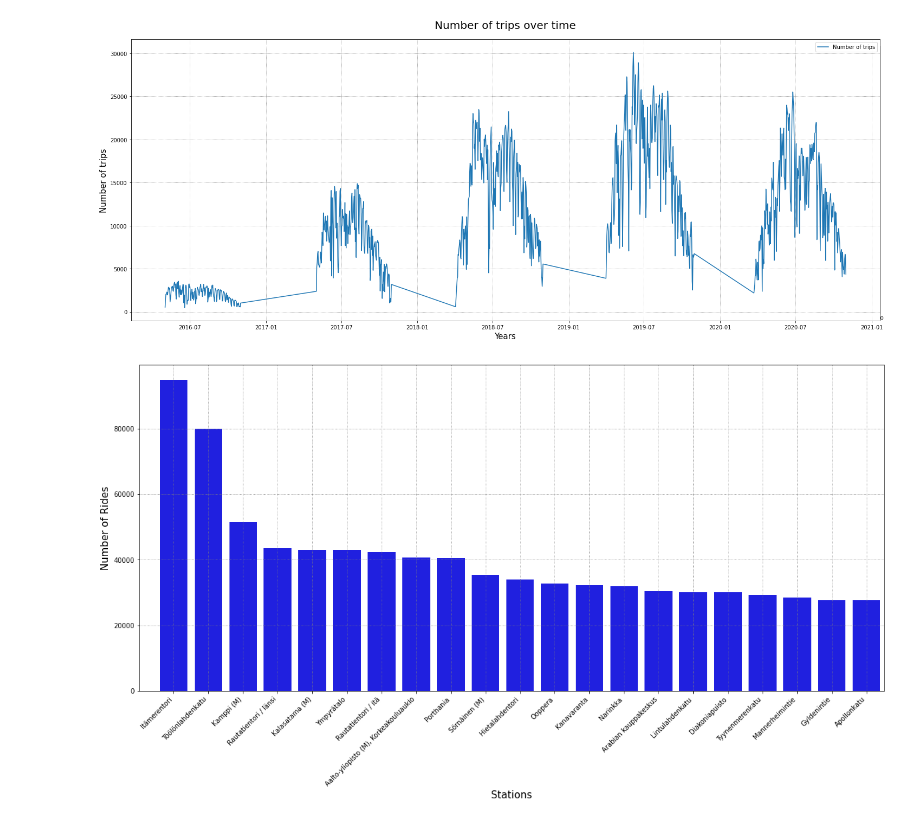
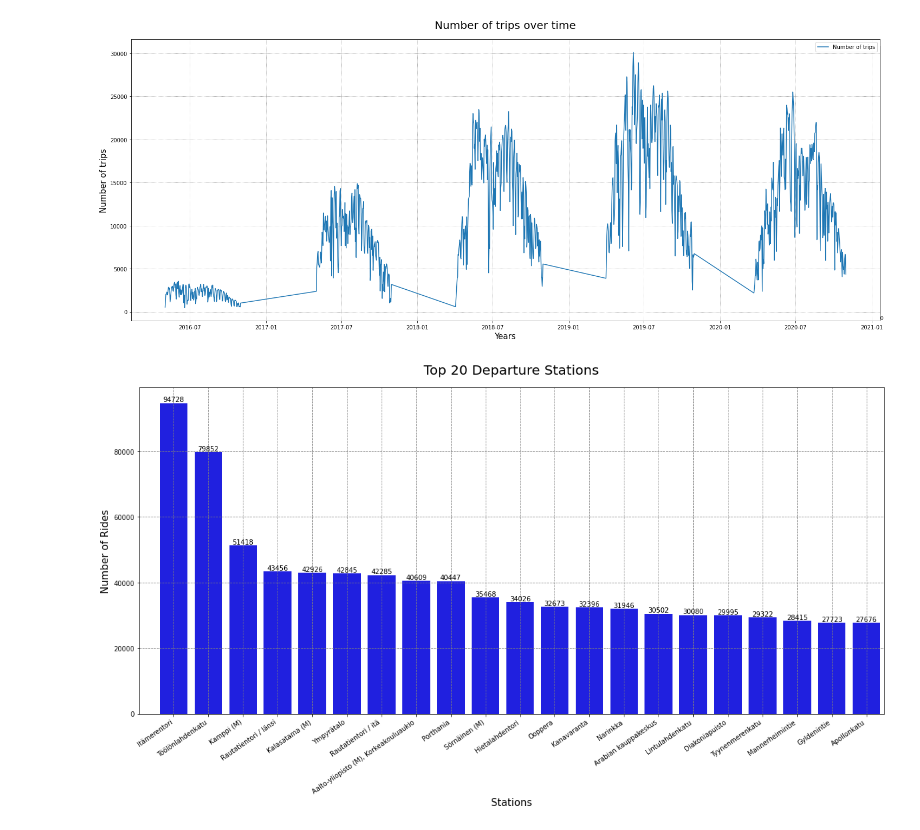
Before and after one commit to kelvinpurdom/HelsinkiCityBikes, a Jupyter notebook: notebooks/HelsinkiCityBikes.ipynb, the cells around one changed output. Cells and saved outputs as stored; diff of their text form; code cells hidden in the pictures.

Commit message:
cleaned up axis and grid

```diff
--- a/notebooks/HelsinkiCityBikes.ipynb
+++ b/notebooks/HelsinkiCityBikes.ipynb
@@ -200,23 +200,24 @@ plt.show()
 # %%
 df_departure = df.copy()
 departure = df_departure[df_departure['departure'].dt.year == 2019]
 
 # Figure
 fig = plt.figure(figsize=(20,9))
-sns.countplot(x="departure_name", data=departure,
+ax = sns.countplot(x="departure_name", data=departure,
               order = departure['departure_name'].value_counts().index,
               color= 'blue')
-
+for container in ax.containers:
+    ax.bar_label(container)
 
 # Labeling Axes
-plt.xticks(rotation=45, ha="right")
-
-plt.xlabel("Stations", fontsize= 15, x = 0.5)
-plt.ylabel("Number of Rides", fontsize= 15)
+plt.xticks(rotation=35, ha="right")
+plt.xlabel("Stations", fontsize= 15)
+plt.ylabel("Number of Rides", fontsize= 15, x = -100)
 plt.xlim(-1,20.5)
 
-# Adding Grid
-plt.grid(linestyle=":", color='grey')
+# Adding Grid & Title
+plt.grid(linestyle="--", color='grey')
+ax.set_title("Top 20 Departure Stations", fontsize= 20, pad= 20)
 plt.show()
 # %% [output]
-[figure, old version]
+[figure, new version]
```
